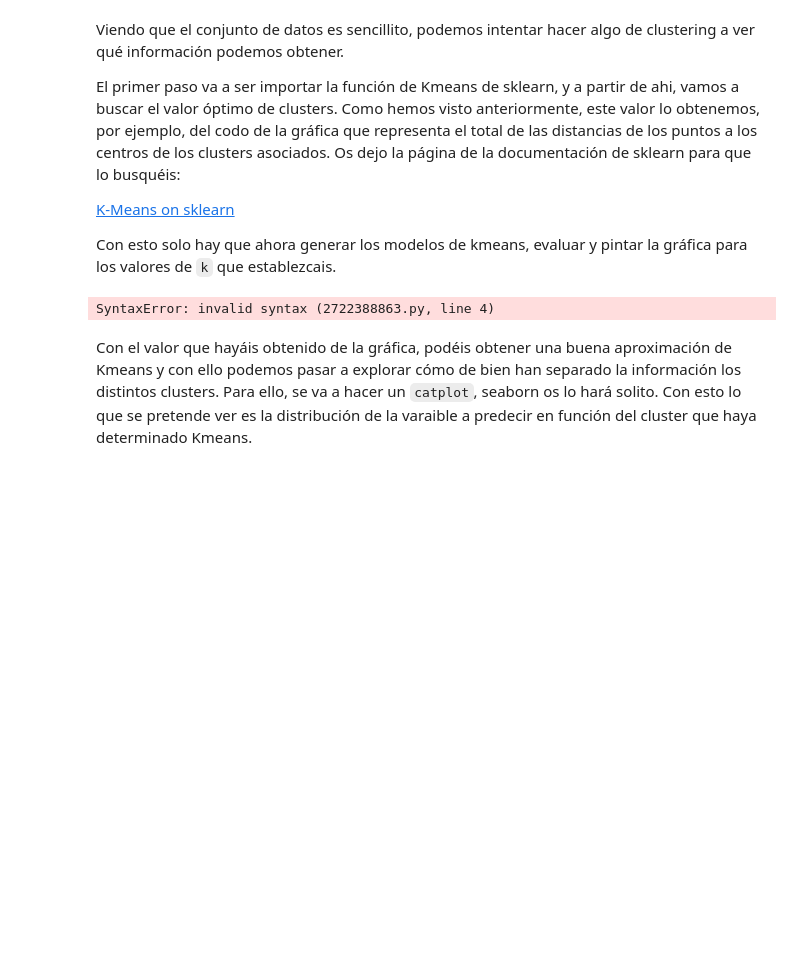
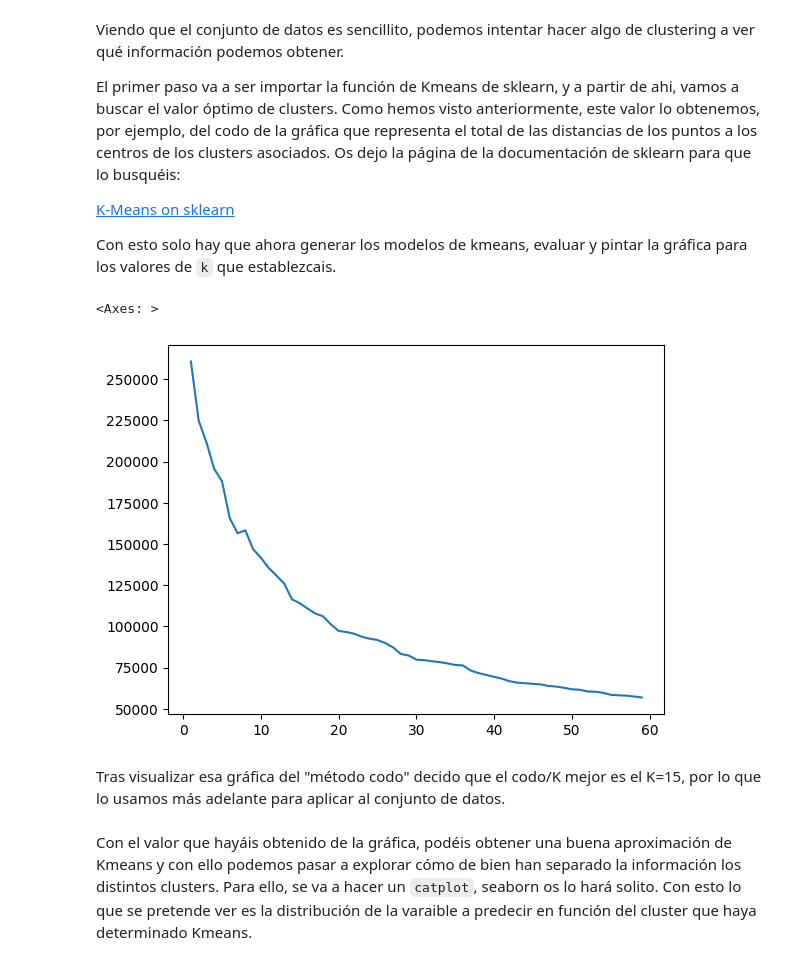
Before and after one commit to alharuty/Proyecto-VIII-ALLA, a Jupyter notebook: EDA.ipynb, the cells around one changed output. Saved outputs shown, nothing was run; the diff lists cells and outputs as text; code cells hidden in the pictures; blank space fills up the shorter version.

```diff
--- a/EDA.ipynb
+++ b/EDA.ipynb
@@ -740,15 +740,20 @@ Con esto solo hay que ahora generar los modelos de kmeans, evaluar y pintar la g
 # %%
 from sklearn.cluster import KMeans
 
+X_scaled = X_train_scaled
+
 scores = []
-k_values = # definir un rango
+k_values = range(1, 60)
 for a in k_values:
-
-    # Definir Kmeans y ajustar
-    # Guardar la predicción
+    kmeans = KMeans(n_clusters=a, random_state=42)
+    kmeans.fit(X_scaled)
+    scores.append(kmeans.inertia_)
 
 sns.lineplot(x=k_values, y=scores)
 # %% [output]
-SyntaxError: invalid syntax (2722388863.py, line 4)
+<Axes: >
+[figure, added]
+# %% [markdown]
+Tras visualizar esa gráfica del "método codo" decido que el codo/K mejor es el K=15, por lo que lo usamos más adelante para aplicar al conjunto de datos.
 # %% [markdown]
 Con el valor que hayáis obtenido de la gráfica, podéis obtener una buena aproximación de Kmeans y con ello podemos pasar a explorar cómo de bien han separado la información los distintos clusters. Para ello, se va a hacer un ``catplot``, seaborn os lo hará solito. Con esto lo que se pretende ver es la distribución de la varaible a predecir en función del cluster que haya determinado Kmeans.
```
Also changed, not shown: parts of 4 cells of this notebook.
